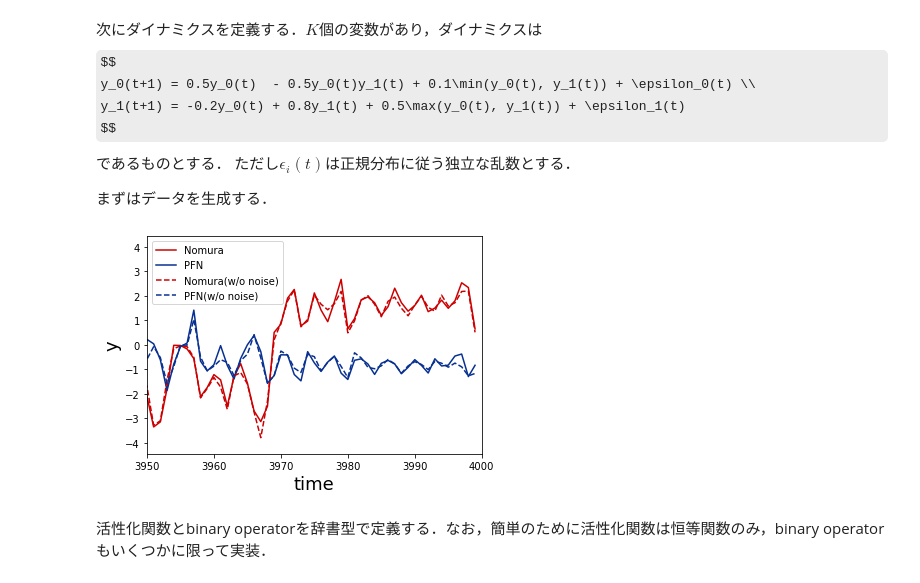
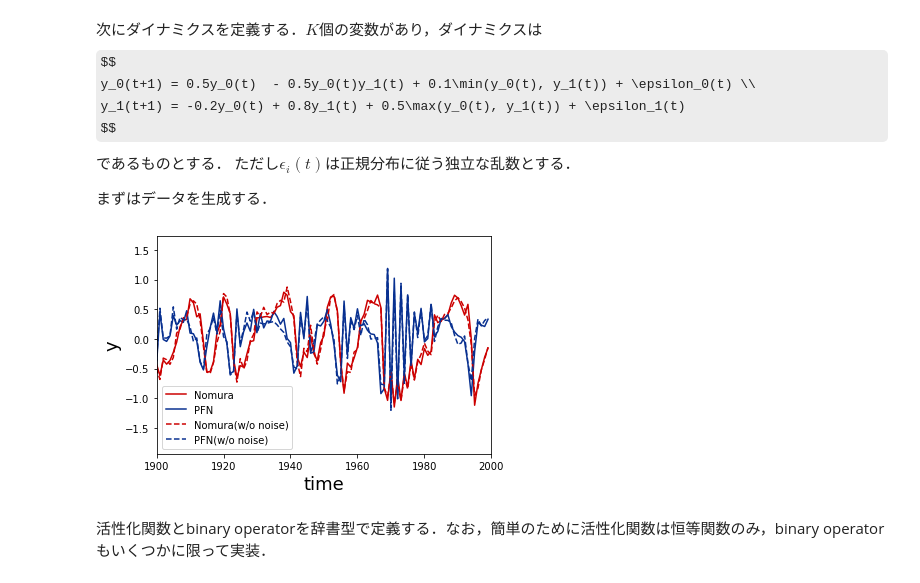
Before and after one commit to yotapoon/Trader-Company, a Jupyter notebook: Trader-Company_test.ipynb, the cells around one changed output. Drawn from its saved outputs; the diff is of its cells as text; code cells hidden in the pictures; some formulas as TeX source.

```diff
--- a/Trader-Company_test.ipynb
+++ b/Trader-Company_test.ipynb
@@ -68,43 +68,41 @@ import numpy as np
 import matplotlib.pyplot as plt
 %matplotlib inline
 
-sigma_true = 0.2 # 真のデータに生じるノイズの大きさ，dynamicsの引数sigmaと区別するために名前を付けている．
+sigma_true = 0.1 # 真のデータに生じるノイズの大きさ，dynamicsの引数sigmaと区別するために名前を付けている．
 
 def dynamics(y_t, sigma): # 次の時刻における変数の値を返す関数
     y_next = np.zeros(2)
-    #y_next[0] = -0.9*y_t[0] + 1.2*y_t[1] + 0.6*min(y_t[0], y_t[1]) + sigma*np.random.randn()
-    #y_next[1] = 0.8*y_t[1] - 0.8*y_t[1] - 0.7*max(y_t[0], y_t[1]) + sigma*np.random.randn()
-    y_next[0] = 3.0*tanh(y_t[0]) + 0.8*y_t[0]*y_t[1] -1.0*ReLU(min(y_t[0], y_t[1])) + sigma*np.random.randn()
-    y_next[1] = 1.2*sign(y_t[1]) + 0.5*y_t[0] - ReLU(max(y_t[0], y_t[1])) + sigma*np.random.randn()
+    y_next[0] = 1.0*tanh(y_t[0]) + 0.8*y_t[0]*y_t[1] + 1.0*y_t[1] - 1.0*ReLU(min(y_t[0], y_t[1])) + sigma*np.random.randn()
+    y_next[1] = +0.6*sign(y_t[1]) + 0.5*y_t[0]*y_t[1] - 1.0*max(y_t[0], y_t[1]) + sigma*np.random.randn()
     return y_next
 
-T_total = 4000 # トータルでのタイムステップ．
+T_total = 2000 # トータルでのタイムステップ．
 y = np.zeros((2, T_total))
 y_without_noise = np.zeros((2, T_total)) # ノイズがない場合の時間発展．ダイナミクスを完全に再現できた場合，このように時間発展するはず．
 
 y[:,0] = np.array([0.5, 0.5])
-y_without_noise[:,0] = np.array([0.5, 0.5])
+y_without_noise[:,0] = np.array([0.5, -0.5])
 
 for t in range(1, T_total):
     #print(y[:,t-1])
     y[:,t] = dynamics(y[:,t-1], sigma_true)
     y_without_noise[:,t] = dynamics(y[:,t-1], 0.0)
 
 
 name_stock = ["Nomura", "PFN"] # 天気予報の時の名残なので気にしなくてよい
 num_stock = len(name_stock)
 
-plt.xlim([T_total-50,T_total])
+plt.xlim([T_total-100,T_total])
 plt.plot(y[0], color = "#cc0000", label = name_stock[0])
 plt.plot(y[1], color = "#083090", label = name_stock[1])
 plt.plot(y_without_noise[0], color = "#cc0000", linestyle = "--", label = name_stock[0] + "(w/o noise)")
 plt.plot(y_without_noise[1], color = "#083090", linestyle = "--", label = name_stock[1] + "(w/o noise)")
 plt.xlabel("time", fontsize = 18)
 plt.ylabel("y", fontsize = 18)
 plt.legend()
 plt.savefig("Nomura_PFN.pdf")
 # %% [output]
-[figure, old version]
+[figure, new version]
 # %% [markdown]
 活性化関数とbinary operatorを辞書型で定義する．なお，簡単のために活性化関数は恒等関数のみ，binary operatorもいくつかに限って実装．
 # %% [markdown]
```
Also changed, not shown: parts of 8 cells of this notebook.
